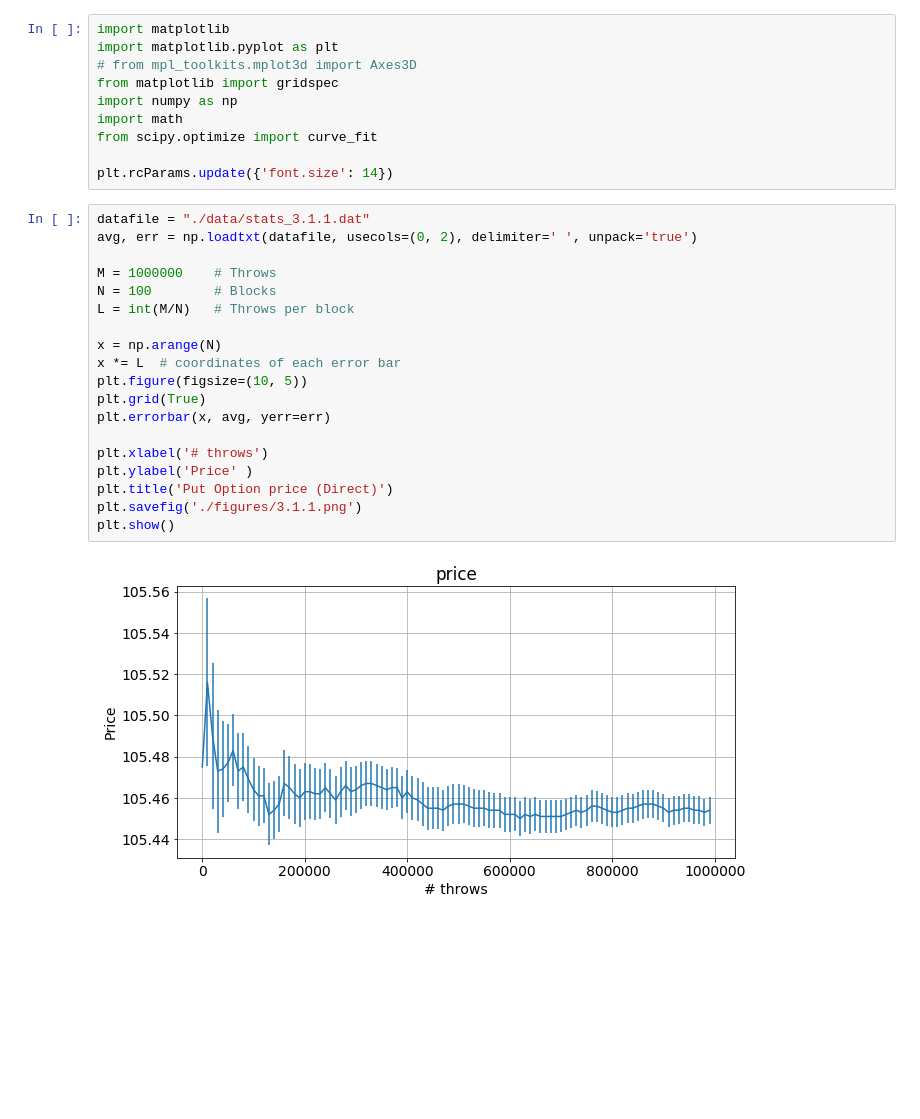
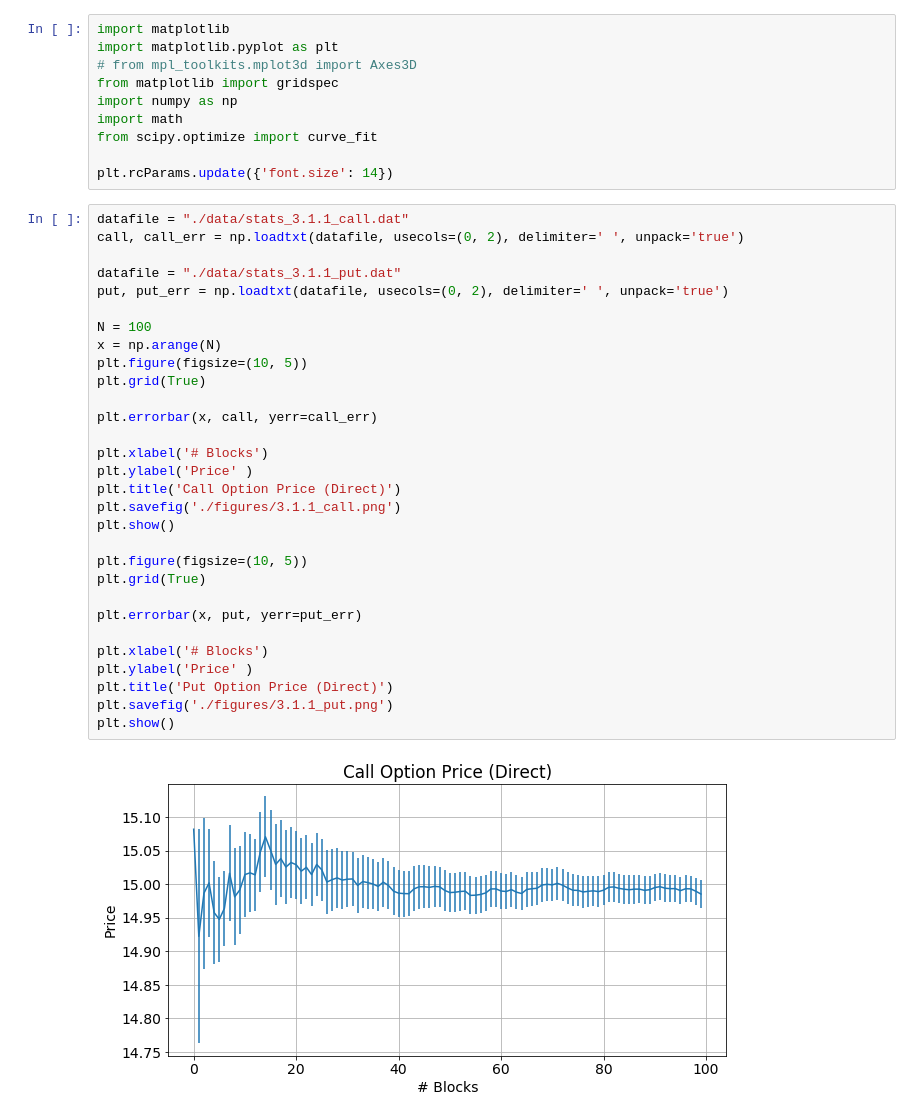
Before and after one commit to edoardodraetta/lsn_esercizi, a Jupyter notebook: esercizio_3/Esercizio_3.ipynb, the cells around one changed output. Cells and saved outputs as stored; diff of their text form; blank space fills up the shorter version.

Commit message:
Call and Put pricing Plotted

```diff
--- a/esercizio_3/Esercizio_3.ipynb
+++ b/esercizio_3/Esercizio_3.ipynb
@@ -9,23 +9,34 @@ from scipy.optimize import curve_fit
 
 plt.rcParams.update({'font.size': 14})
 # %%
-datafile = "./data/stats_3.1.1.dat"
-avg, err = np.loadtxt(datafile, usecols=(0, 2), delimiter=' ', unpack='true')
+datafile = "./data/stats_3.1.1_call.dat"
+call, call_err = np.loadtxt(datafile, usecols=(0, 2), delimiter=' ', unpack='true')
 
-M = 1000000    # Throws
-N = 100        # Blocks
-L = int(M/N)   # Throws per block
+datafile = "./data/stats_3.1.1_put.dat"
+put, put_err = np.loadtxt(datafile, usecols=(0, 2), delimiter=' ', unpack='true')
 
+N = 100
 x = np.arange(N)
-x *= L  # coordinates of each error bar
 plt.figure(figsize=(10, 5))
 plt.grid(True)
-plt.errorbar(x, avg, yerr=err)
 
-plt.xlabel('# throws')
+plt.errorbar(x, call, yerr=call_err)
+
+plt.xlabel('# Blocks')
 plt.ylabel('Price' )
-plt.title('Put Option price (Direct)')
-plt.savefig('./figures/3.1.1.png')
+plt.title('Call Option Price (Direct)')
+plt.savefig('./figures/3.1.1_call.png')
 plt.show()
+
+plt.figure(figsize=(10, 5))
+plt.grid(True)
+
+plt.errorbar(x, put, yerr=put_err)
+
+plt.xlabel('# Blocks')
+plt.ylabel('Price' )
+plt.title('Put Option Price (Direct)')
+plt.savefig('./figures/3.1.1_put.png')
+plt.show()
 # %% [output]
-[figure, old version]
+[figure, new version]
```
Also changed, not shown: parts of 2 cells of this notebook, 9 other files.
